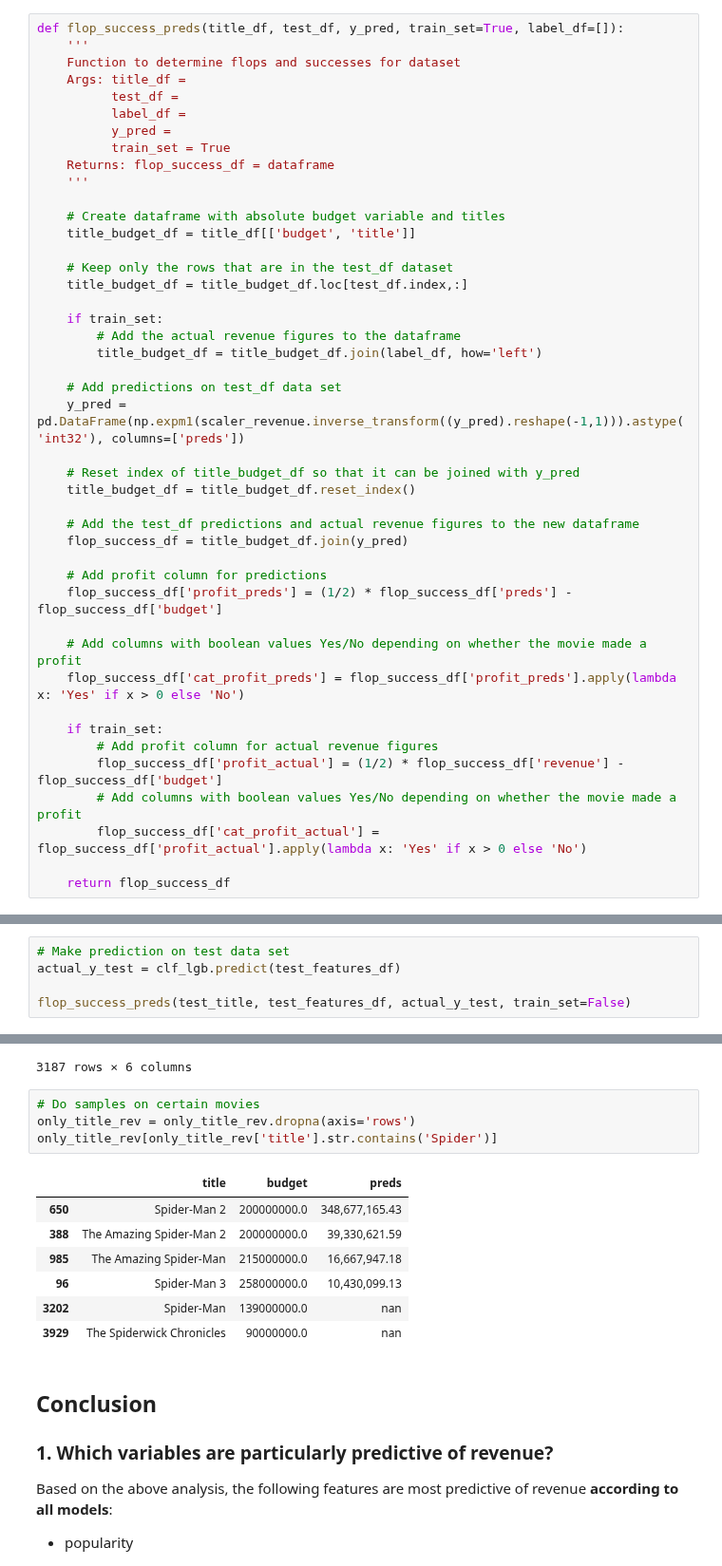
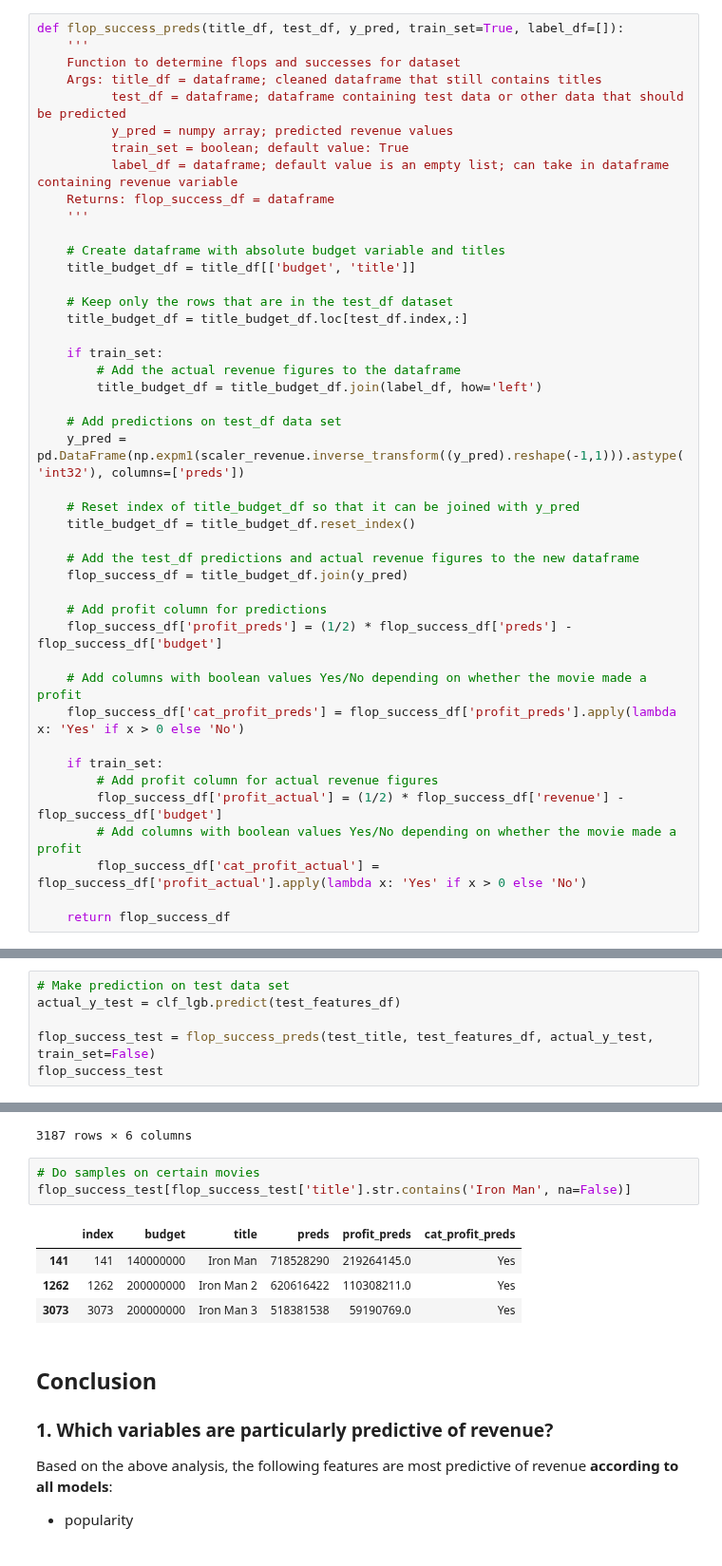
Before and after one commit to julianikulski/tmdb, a Jupyter notebook: tmdb.ipynb, the cells around one changed output, grey strips where cells are left out. Shown at 95% size. Saved outputs shown, nothing was run; the diff lists cells and outputs as text.

```diff
--- a/tmdb.ipynb
+++ b/tmdb.ipynb
@@ -2198,11 +2198,11 @@ pd.options.display.max_rows = 100
 def flop_success_preds(title_df, test_df, y_pred, train_set=True, label_df=[]):
     '''
     Function to determine flops and successes for dataset
-    Args: title_df =
-          test_df =
-          label_df =
-          y_pred =
-          train_set = True
+    Args: title_df = dataframe; cleaned dataframe that still contains titles
+          test_df = dataframe; dataframe containing test data or other data that should be predicted
+          y_pred = numpy array; predicted revenue values
+          train_set = boolean; default value: True
+          label_df = dataframe; default value is an empty list; can take in dataframe containing revenue variable
     Returns: flop_success_df = dataframe
     '''
 
@@ -2266,7 +2267,8 @@ flop_success_preds(train_features_with_title, X_cross, y_pred, train_set=True, l
 # Make prediction on test data set
 actual_y_test = clf_lgb.predict(test_features_df)
 
-flop_success_preds(test_title, test_features_df, actual_y_test, train_set=False)
+flop_success_test = flop_success_preds(test_title, test_features_df, actual_y_test, train_set=False)
+flop_success_test
 # %% [output]
 |  | index | budget | title | preds | profit_preds | cat_profit_preds |
 | 0 | 0 | 88000 | Attack of the 50 Foot Woman | 662128 | 243064.0 | Yes |
@@ -2288,16 +2290,12 @@ flop_success_preds(test_title, test_features_df, actual_y_test, train_set=False)
 3187 rows × 6 columns
 # %%
 # Do samples on certain movies
-only_title_rev = only_title_rev.dropna(axis='rows')
-only_title_rev[only_title_rev['title'].str.contains('Spider')]
+flop_success_test[flop_success_test['title'].str.contains('Iron Man', na=False)]
 # %% [output]
-|  | title | budget | preds |
-| 650 | Spider-Man 2 | 200000000.0 | 348,677,165.43 |
-| 388 | The Amazing Spider-Man 2 | 200000000.0 | 39,330,621.59 |
-| 985 | The Amazing Spider-Man | 215000000.0 | 16,667,947.18 |
-| 96 | Spider-Man 3 | 258000000.0 | 10,430,099.13 |
-| 3202 | Spider-Man | 139000000.0 | nan |
-| 3929 | The Spiderwick Chronicles | 90000000.0 | nan |
+|  | index | budget | title | preds | profit_preds | cat_profit_preds |
+| 141 | 141 | 140000000 | Iron Man | 718528290 | 219264145.0 | Yes |
+| 1262 | 1262 | 200000000 | Iron Man 2 | 620616422 | 110308211.0 | Yes |
+| 3073 | 3073 | 200000000 | Iron Man 3 | 518381538 | 59190769.0 | Yes |
 # %% [markdown]
 ## Conclusion
 
```
Also changed, not shown: parts of 1 cell of this notebook.
